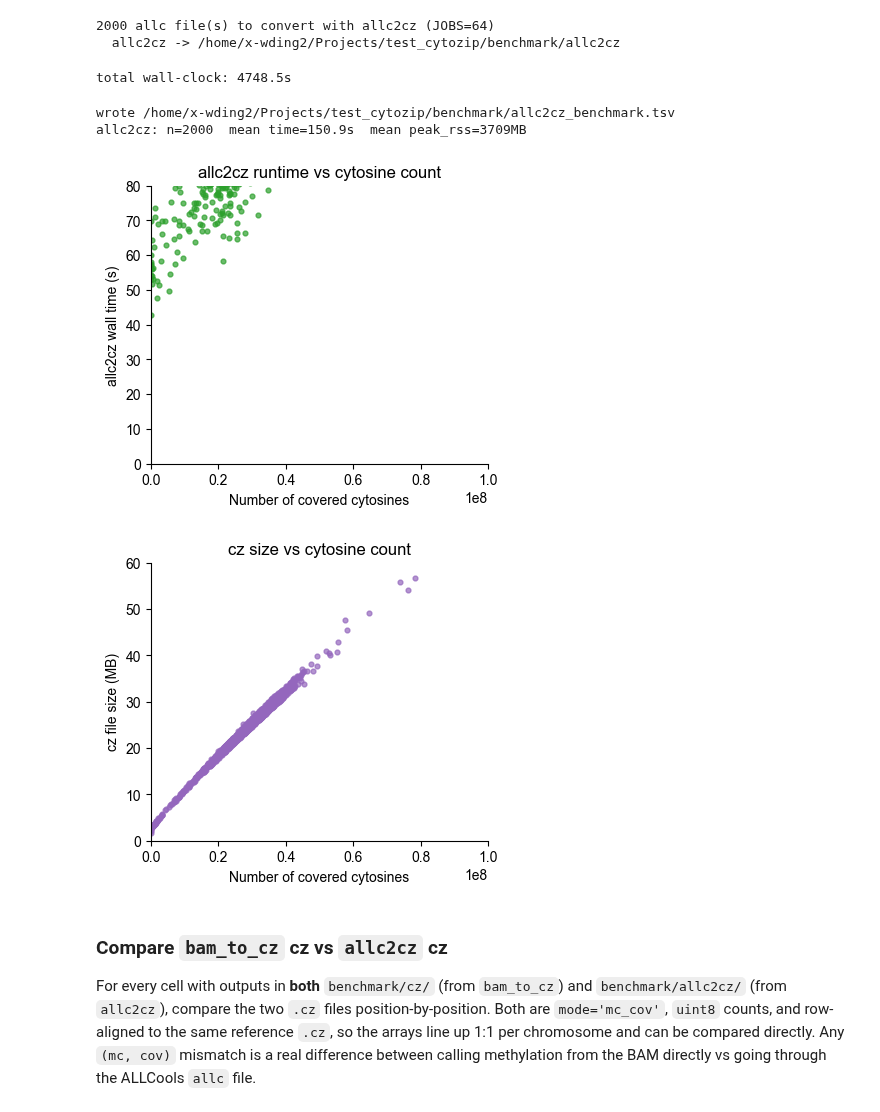
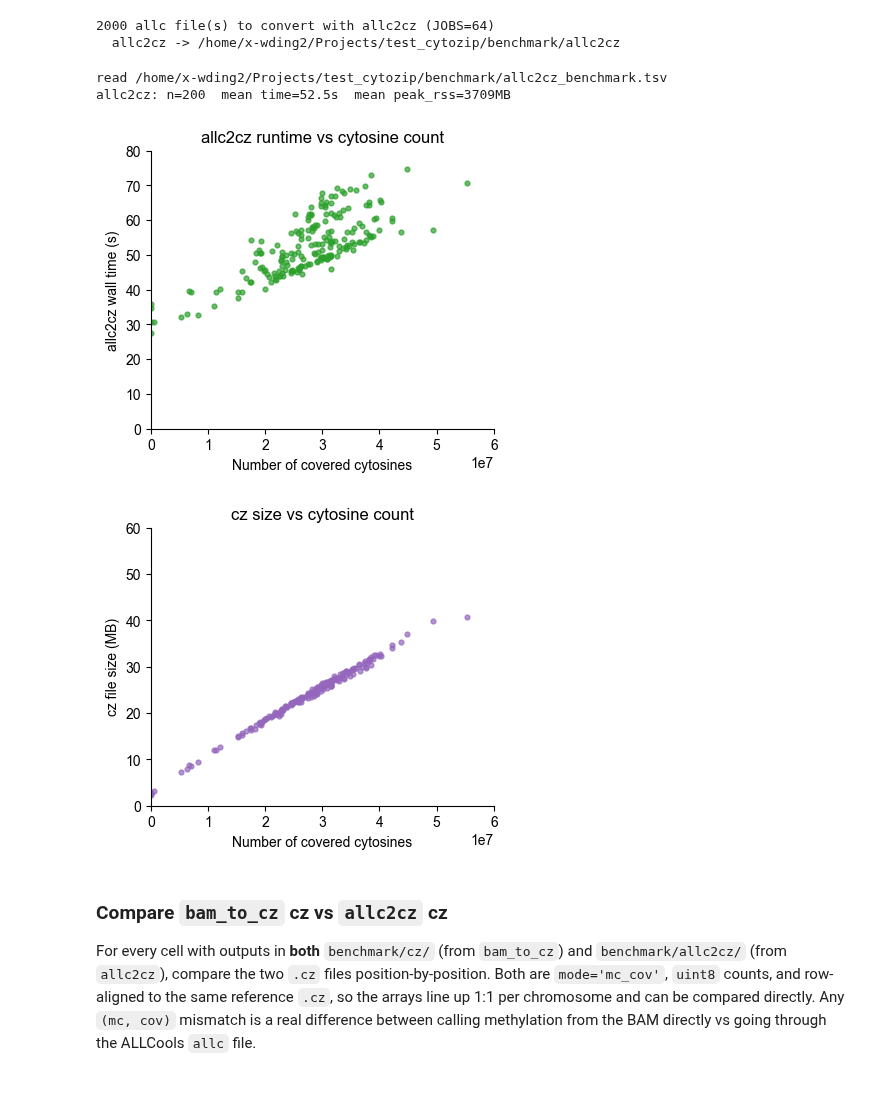
Before and after one commit to DingWB/cytozip, a Jupyter notebook: notebooks/benchmark/benchmark_methylation_calling.ipynb, the cells around one changed output. Drawn from its saved outputs; the diff is of its cells as text; code cells hidden in the pictures.

```diff
--- a/notebooks/benchmark/benchmark_methylation_calling.ipynb
+++ b/notebooks/benchmark/benchmark_methylation_calling.ipynb
@@ -56,7 +56,7 @@ for d in (ALLC_DIR, CZ_DIR, BASE):
 
 # 119 CPU 220G (a009)
 # ---- run parameters -----------------------------------------------------
-N_CELLS = 200        # None = ALL bam files; an int randomly samples N cells
+N_CELLS = 2000        # None = ALL bam files; an int randomly samples N cells
 SEED    = 0        # RNG seed so the random cell subset is reproducible
 JOBS    = 64        # cells processed in parallel (each = 1 allc + 1 cz, serial)
 
@@ -447,10 +389,10 @@ plt.show()
 if 'n_reads' in d.columns:
     dl = d.dropna(subset=['n_reads'])
     fig2, ax2 = plt.subplots(figsize=(4, 3.5), constrained_layout=True)
-    ax2.scatter(dl['n_reads'], dl['allc_wall_s'], s=12, alpha=0.7,
-                color=c_allc, label='ALLCools')
-    ax2.scatter(dl['n_reads'], dl['cz_wall_s'], s=12, alpha=0.7,
-                color=c_cz, label='cytozip')
+    ax2.scatter(dl['n_reads'], dl['allc_wall_s'], s=5, alpha=0.7,
+                color=c_allc, label='ALLCools',marker='o')
+    ax2.scatter(dl['n_reads'], dl['cz_wall_s'], s=5, alpha=0.7,
+                color=c_cz, label='cytozip',marker='o')
     ax2.set_xlabel('Number of reads')
     ax2.set_ylabel('Wall time (s)')
     ax2.set_xlim(0,6e6)
@@ -466,10 +408,10 @@ if 'n_reads' in d.columns:
 if 'n_reads' in d.columns:
     dl = d.dropna(subset=['n_reads'])
     fig3, ax3 = plt.subplots(figsize=(4, 3.5), constrained_layout=True)
-    ax3.scatter(dl['n_reads'], dl['allc_size_mb'], s=12, alpha=0.7,
-                color=c_allc, label='ALLCools')
-    ax3.scatter(dl['n_reads'], dl['cz_size_mb'], s=12, alpha=0.7,
-                color=c_cz, label='cytozip')
+    ax3.scatter(dl['n_reads'], dl['allc_size_mb'], s=5, alpha=0.7,
+                color=c_allc, label='ALLCools',marker='o')
+    ax3.scatter(dl['n_reads'], dl['cz_size_mb'], s=5, alpha=0.7,
+                color=c_cz, label='cytozip',marker='o')
     ax3.set_xlim(0,6e6)
     ax3.set_ylim(0, 350)
     ax3.set_xlabel('Number of reads')
@@ -754,34 +684,11 @@ print(f"  allc2cz -> {ALLC2CZ_DIR}")
 2000 allc file(s) to convert with allc2cz (JOBS=64)
   allc2cz -> /home/x-wding2/Projects/test_cytozip/benchmark/allc2cz
 # %%
-# ---- run the allc2cz benchmark --------------------------------------------
-prev_a2c = _load_a2c_log()      # reuse metrics for already-converted cells
-t0 = time.perf_counter()
-a2c_rows = []
-
-
 def _report_a2c(i, r):
     if not r.get("a2c_ok", True):
         print(f"[{i:>3}/{len(a2c_cids)}] FAIL {r['cell']:<40} "
               f"a2c={r['a2c_wall_s']:6.1f}s/{r['a2c_rss_mb']:6.0f}MB", flush=True)
         print("     a2c_err:", r.get("a2c_err", "")[-300:])
-
-
-if JOBS == 1:
-    for i, cid in enumerate(a2c_cids, 1):
-        r = bench_one_allc2cz(cid, prev_a2c)
-        a2c_rows.append(r)
-        _report_a2c(i, r)
-else:
-    with ThreadPoolExecutor(max_workers=JOBS) as ex:
-        futs = {ex.submit(bench_one_allc2cz, cid, prev_a2c): cid for cid in a2c_cids}
-        for i, fut in enumerate(as_completed(futs), 1):
-            r = fut.result()
-            a2c_rows.append(r)
-            _report_a2c(i, r)
-print(f"\ntotal wall-clock: {time.perf_counter() - t0:.1f}s")
-# %% [output]
-total wall-clock: 4748.5s
 # %%
 # ---- table + scatter: covered cytosines vs allc2cz runtime -----------------
 import numpy as np
@@ -817,6 +724,23 @@ else:
         dfa = pd.read_csv(LOG_A2C_TSV, sep="\t").drop_duplicates(
             "cell", keep="last").sort_values("cell").reset_index(drop=True)
     else:
+        # ---- run the allc2cz benchmark --------------------------------------------
+        prev_a2c = _load_a2c_log()      # reuse metrics for already-converted cells
+        t0 = time.perf_counter()
+        a2c_rows = []
+        if JOBS == 1:
+            for i, cid in enumerate(a2c_cids, 1):
+                r = bench_one_allc2cz(cid, prev_a2c)
+                a2c_rows.append(r)
+                _report_a2c(i, r)
+        else:
+            with ProcessPoolExecutor(max_workers=JOBS) as ex:
+                futs = {ex.submit(bench_one_allc2cz, cid, prev_a2c): cid for cid in a2c_cids}
+                for i, fut in enumerate(as_completed(futs), 1):
+                    r = fut.result()
+                    a2c_rows.append(r)
+                    _report_a2c(i, r)
+        print(f"\ntotal wall-clock: {time.perf_counter() - t0:.1f}s")
         dfa = pd.DataFrame(a2c_rows).drop(columns=["a2c_err"], errors="ignore")
 
     dfa = dfa[dfa["a2c_ok"] == True].reset_index(drop=True)
@@ -834,37 +758,37 @@ else:
 print(f"allc2cz: n={len(dfa)}  mean time={dfa['a2c_wall_s'].mean():.1f}s  "
       f"mean peak_rss={dfa['a2c_rss_mb'].mean():.0f}MB")
 # %% [output]
-wrote /home/x-wding2/Projects/test_cytozip/benchmark/allc2cz_benchmark.tsv
-allc2cz: n=2000  mean time=150.9s  mean peak_rss=3709MB
+read /home/x-wding2/Projects/test_cytozip/benchmark/allc2cz_benchmark.tsv
+allc2cz: n=200  mean time=52.5s  mean peak_rss=3709MB
 # %%
 # scatter: X = number of covered cytosines, Y = allc2cz runtime
 fig, ax = plt.subplots(figsize=(4, 3.5), constrained_layout=True)
 ax.scatter(dfa["n_cytosines"], dfa["a2c_wall_s"], s=12, alpha=0.7, color='#2ca02c')
 ax.set_xlabel('Number of covered cytosines')
 ax.set_ylabel('allc2cz wall time (s)')
 ax.set_title('allc2cz runtime vs cytosine count')
-ax.set_xlim(0, 1e8)
+ax.set_xlim(0, 6e7)
 ax.set_ylim(0, 80)
 for s in ('top', 'right'):
     ax.spines[s].set_visible(False)
 fig.savefig(BASE / 'allc2cz_benchmark.runtime_vs_cytosines.pdf', bbox_inches='tight')
 plt.show()
 
 # scatter: X = number of covered cytosines, Y = cz output file size
 fig, ax = plt.subplots(figsize=(4, 3.5), constrained_layout=True)
 ax.scatter(dfa["n_cytosines"], dfa["a2c_cz_size_mb"], s=12, alpha=0.7, color='#9467bd')
 ax.set_xlabel('Number of covered cytosines')
 ax.set_ylabel('cz file size (MB)')
-ax.set_xlim(0, 1e8)
+ax.set_xlim(0, 6e7)
 ax.set_ylim(0, 60)
 ax.set_title('cz size vs cytosine count')
 for s in ('top', 'right'):
     ax.spines[s].set_visible(False)
 fig.savefig(BASE / 'allc2cz_benchmark.czsize_vs_cytosines.pdf', bbox_inches='tight')
 plt.show()
 # %% [output]
-[figure, old version]
+[figure, new version]
-[figure, old version]
+[figure, new version]
 # %% [markdown]
 ### Compare `bam_to_cz` cz vs `allc2cz` cz
 
```
Also changed, not shown: parts of 14 cells of this notebook, 3 other files.
